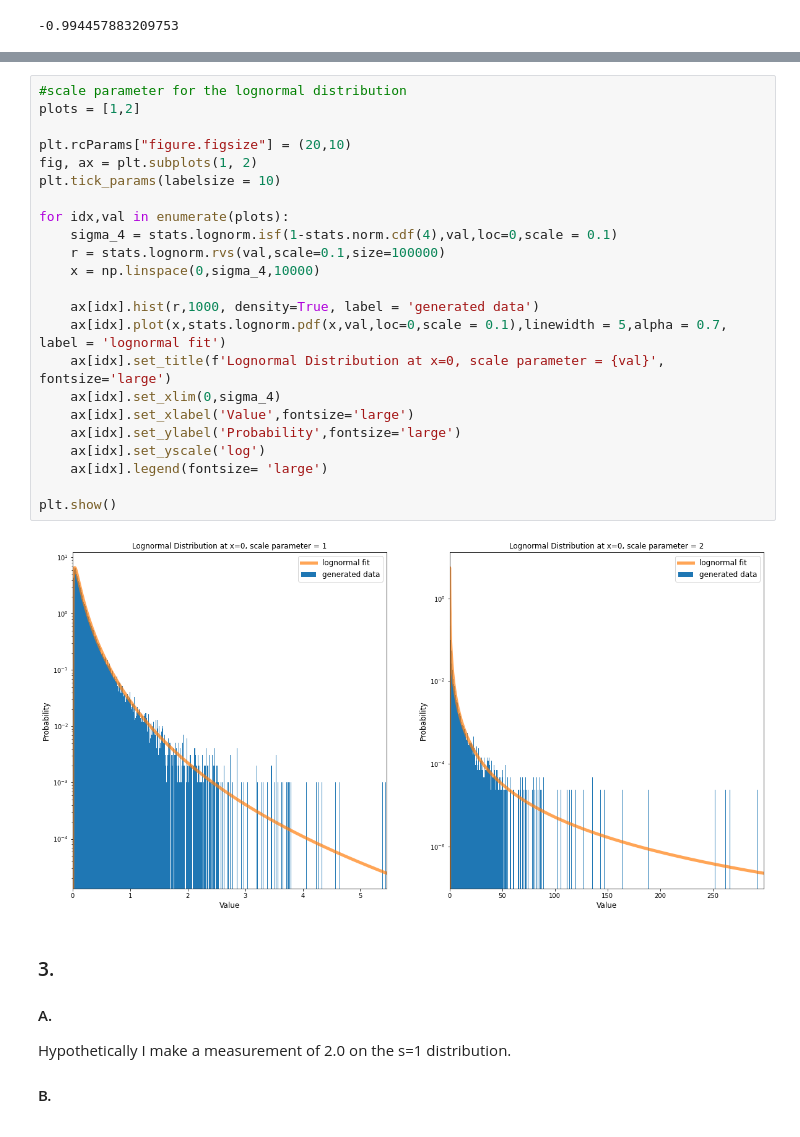
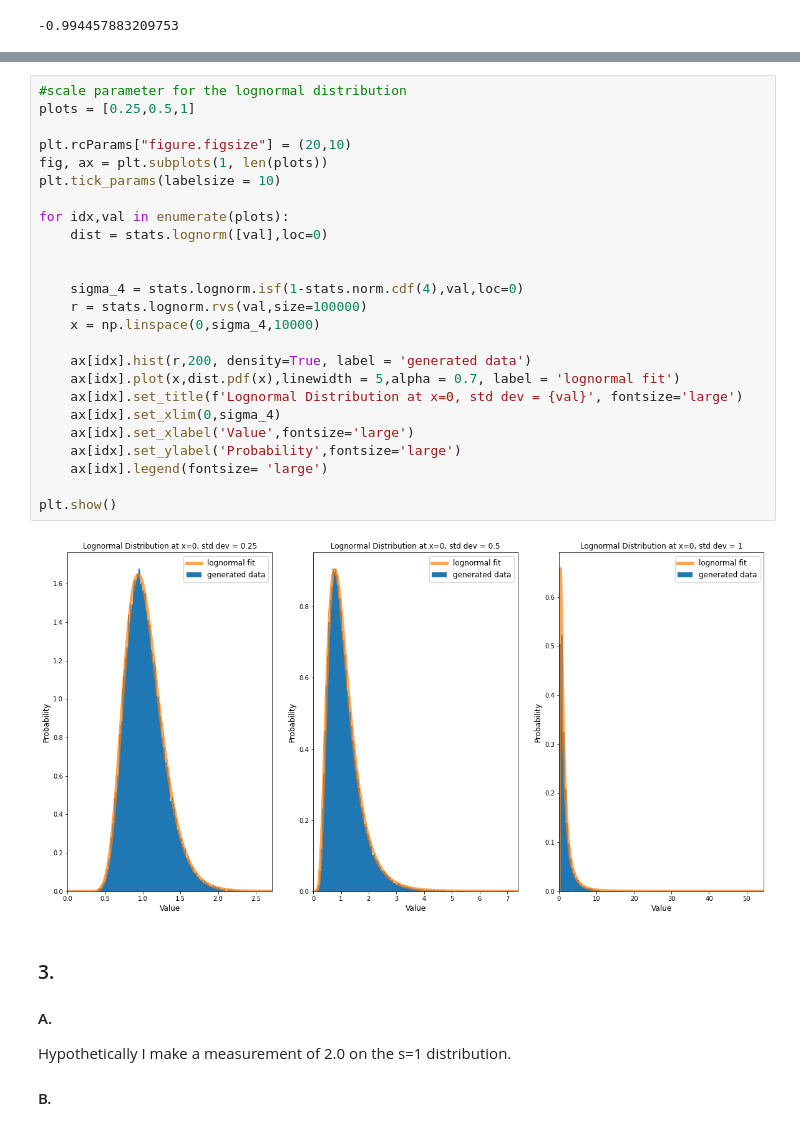
Before and after one commit to afspicciati/Phys-434, a Jupyter notebook: Lab1.ipynb, the cells around one changed output, grey strips where cells are left out. Drawn from its saved outputs; the diff is of its cells as text.

```diff
--- a/Lab1.ipynb
+++ b/Lab1.ipynb
@@ -61,28 +68,30 @@ stats.norm.ppf(.16)
 # %%
 #scale parameter for the lognormal distribution
-plots = [1,2]
+plots = [0.25,0.5,1]
 
 plt.rcParams["figure.figsize"] = (20,10)
-fig, ax = plt.subplots(1, 2)
+fig, ax = plt.subplots(1, len(plots))
 plt.tick_params(labelsize = 10)
 
 for idx,val in enumerate(plots):
-    sigma_4 = stats.lognorm.isf(1-stats.norm.cdf(4),val,loc=0,scale = 0.1)
-    r = stats.lognorm.rvs(val,scale=0.1,size=100000)
+    dist = stats.lognorm([val],loc=0)
+
+
+    sigma_4 = stats.lognorm.isf(1-stats.norm.cdf(4),val,loc=0)
+    r = stats.lognorm.rvs(val,size=100000)
     x = np.linspace(0,sigma_4,10000)
 
-    ax[idx].hist(r,1000, density=True, label = 'generated data')
-    ax[idx].plot(x,stats.lognorm.pdf(x,val,loc=0,scale = 0.1),linewidth = 5,alpha = 0.7, label = 'lognormal fit')
-    ax[idx].set_title(f'Lognormal Distribution at x=0, scale parameter = {val}', fontsize='large')
+    ax[idx].hist(r,200, density=True, label = 'generated data')
+    ax[idx].plot(x,dist.pdf(x),linewidth = 5,alpha = 0.7, label = 'lognormal fit')
+    ax[idx].set_title(f'Lognormal Distribution at x=0, std dev = {val}', fontsize='large')
     ax[idx].set_xlim(0,sigma_4)
     ax[idx].set_xlabel('Value',fontsize='large')
     ax[idx].set_ylabel('Probability',fontsize='large')
-    ax[idx].set_yscale('log')
     ax[idx].legend(fontsize= 'large')
 
 plt.show()
 # %% [output]
-[figure, old version]
+[figure, new version]
 # %% [markdown]
 ### 3.
 
```
Also changed, not shown: parts of 6 cells of this notebook, 1 other file.
